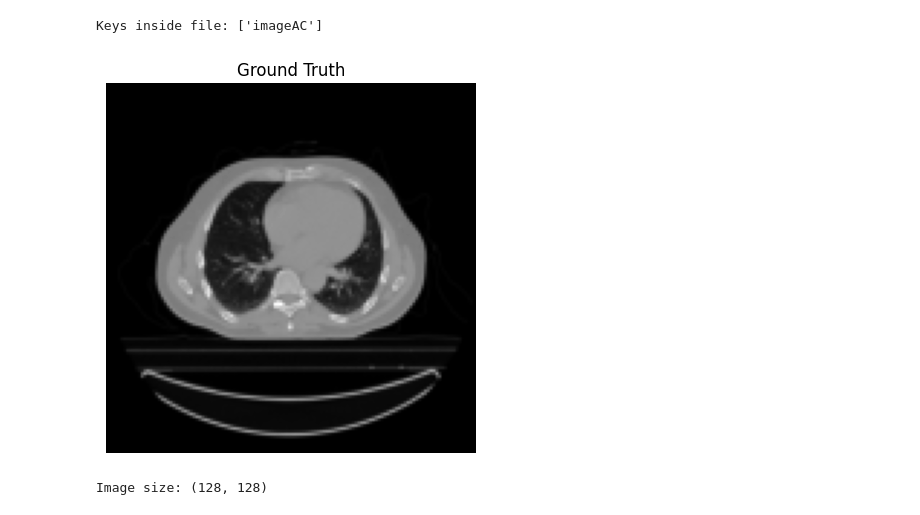
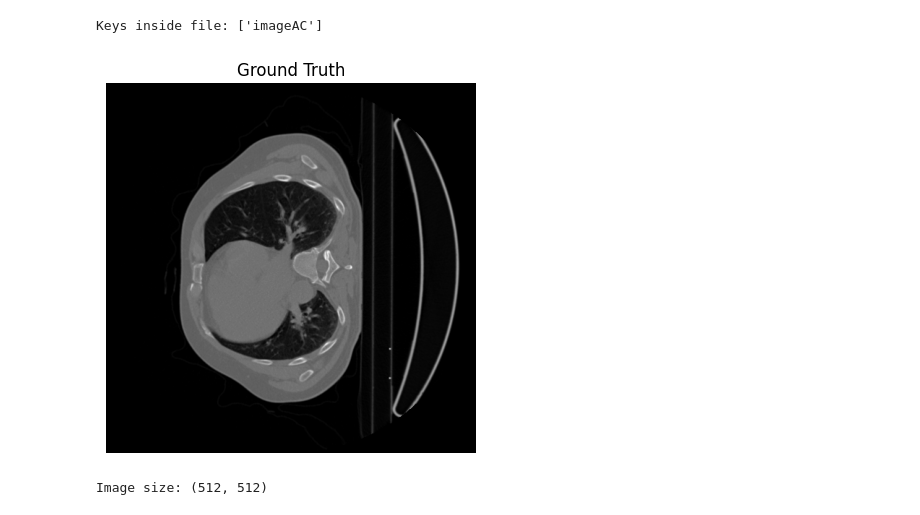
Before and after one commit to shivamchaubey100/Image_Reconstruction_mic, a Jupyter notebook: Q4.ipynb, the cells around one changed output. Drawn from its saved outputs; the diff is of its cells as text; code cells hidden in the pictures.

```diff
--- a/Q4.ipynb
+++ b/Q4.ipynb
@@ -6,29 +6,29 @@ from scipy.sparse import csr_matrix
 from scipy.sparse.linalg import norm
 import time
 # %%
-file_path = 'C:/Users/rishi/.vscode/MIC/Image_Reconstruction_mic/data/assignmentMathImagingRecon_chestCT.mat'
+file_path = 'data/assignmentMathImagingRecon_chestCT.mat'
 
 with h5py.File(file_path, 'r') as f:
     print("Keys inside file:", list(f.keys()))
 
     gt = np.array(f['imageAC'])
 
-gt = gt.T
-if gt.shape[0] > 128:
-    from skimage.transform import resize
-    gt = resize(gt, (128,128), anti_aliasing=True)
+# gt = gt.T
+# if gt.shape[0] > 128:
+#     from skimage.transform import resize
+#     gt = resize(gt, (128,128), anti_aliasing=True)
 
 N = gt.shape[0]
 x_true = gt.flatten()
 
 plt.imshow(gt, cmap='gray')
 plt.title("Ground Truth")
 plt.axis('off')
 plt.show()
 
 print("Image size:", gt.shape)
 # %% [output]
 Keys inside file: ['imageAC']
-[figure, old version]
+[figure, new version]
-Image size: (128, 128)
+Image size: (512, 512)
 # %%
```
Also changed, not shown: parts of 7 cells of this notebook, 23 other files.
